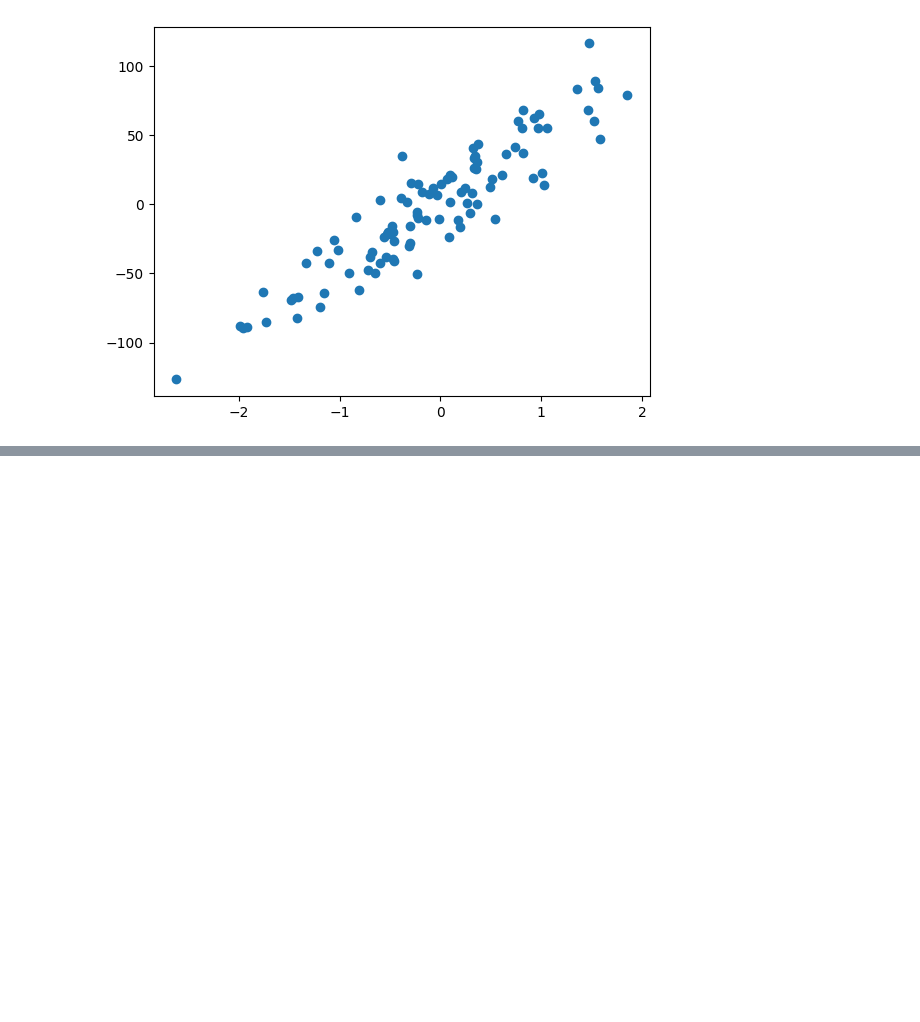
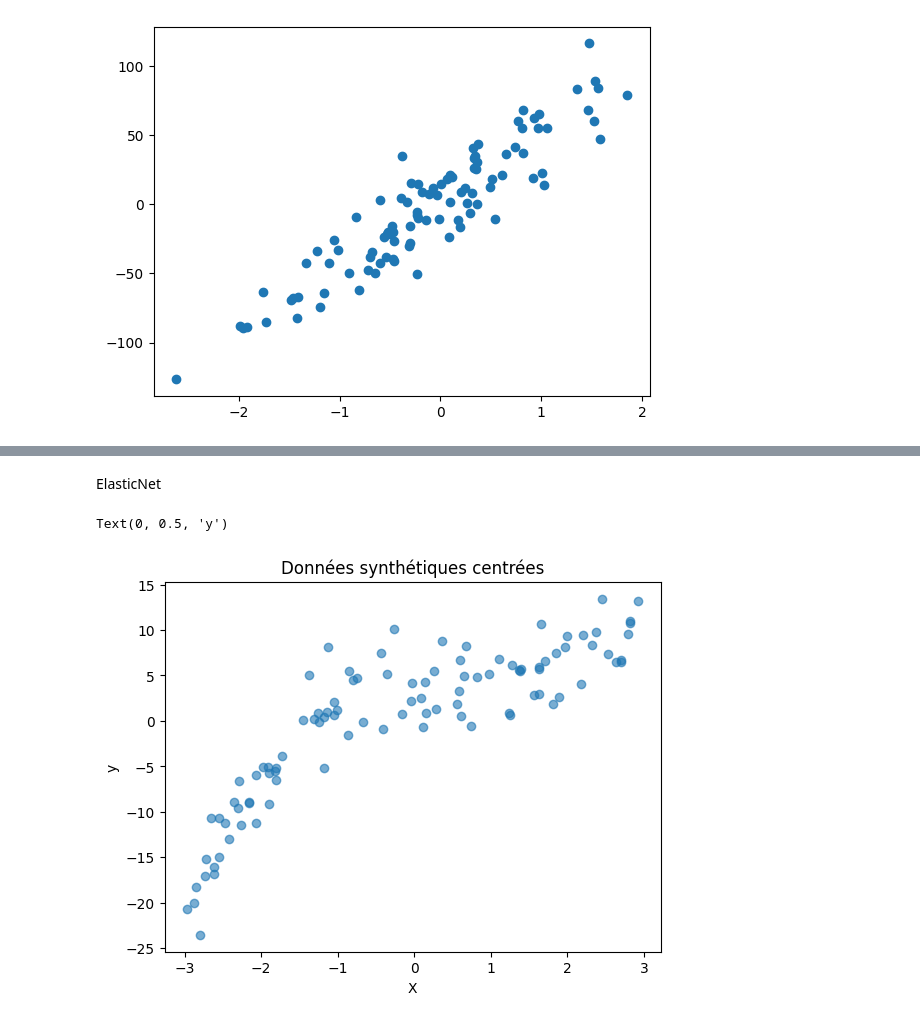
Before and after one commit to niangfniang/machine_learning, a Jupyter notebook: modeles_lineaires.ipynb, the cells around one changed output, grey strips where cells are left out. Drawn from its saved outputs; the diff is of its cells as text; code cells hidden in the pictures; blank space fills up the shorter version.

```diff
--- a/modeles_lineaires.ipynb
+++ b/modeles_lineaires.ipynb
@@ -254,0 +311,16 @@ plt.legend()
+# %% [markdown]
+ElasticNet
+# %%
+np.random.seed(42)
+n_samples = 100
+X = np.sort(np.random.rand(n_samples, 1) * 6 - 3, axis=0)
+y = 0.5 * X**3 - X**2 + X + np.random.randn(n_samples, 1) * 3
+y = y - y.mean()  # centrage de y
+
+plt.scatter(X, y, alpha=0.6)
+plt.title("Données synthétiques centrées")
+plt.xlabel("X")
+plt.ylabel("y")
+# %% [output]
+Text(0, 0.5, 'y')
+[figure, added]
```
Also changed, not shown: parts of 15 cells of this notebook.
